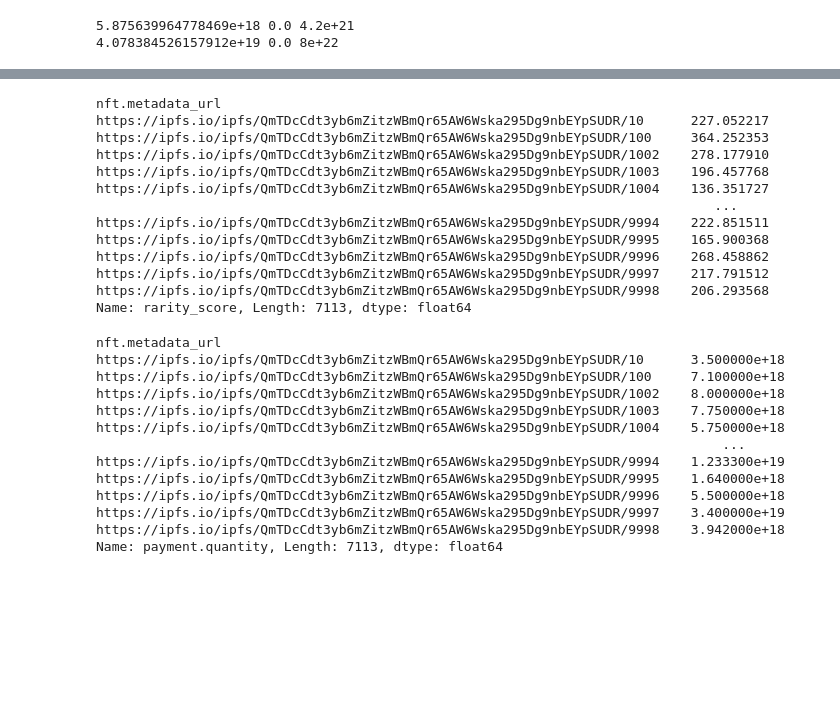
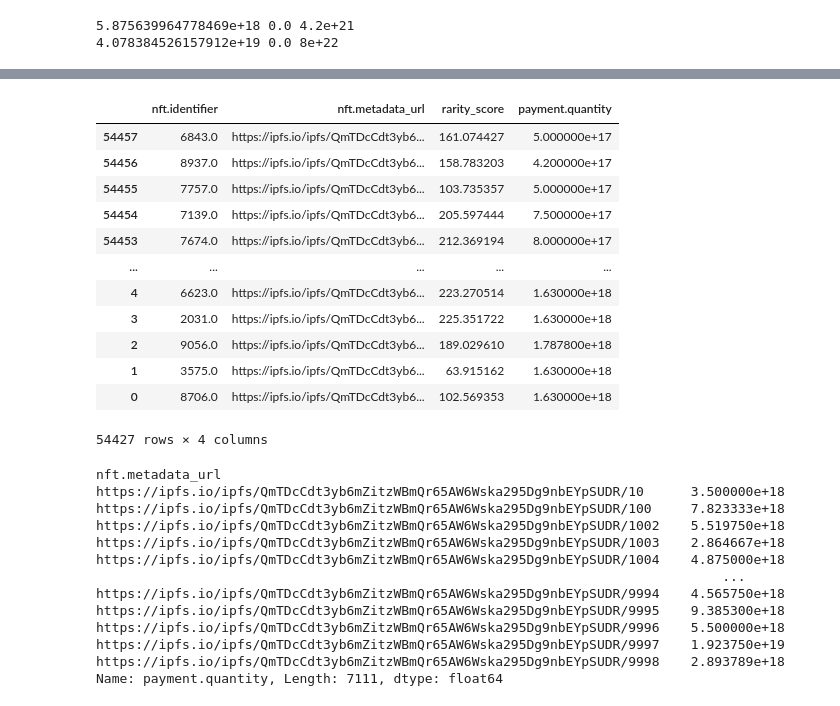
Before and after one commit to janekplowanie/Opensea-Transaction-Retriever, a Jupyter notebook: Statistical_analysis.ipynb, the cells around one changed output, grey strips where cells are left out. Saved outputs shown, nothing was run; the diff lists cells and outputs as text; code cells hidden in the pictures; blank space fills up the shorter version.

```diff
--- a/Statistical_analysis.ipynb
+++ b/Statistical_analysis.ipynb
@@ -46,17 +61,37 @@ print(correlation)
+# %%
+conditions = ~((df_bakc_rev[['nft.identifier', 'nft.metadata_url', 'rarity_score', 'payment.quantity']].isna().any(axis=1)) | (df_bakc_rev[['nft.identifier', 'nft.metadata_url', 'rarity_score', 'payment.quantity']].eq(0.0).any(axis=1)))
+# Filtered DataFrame
+df_filtered = df_bakc_rev[conditions]
+# %%
+df_filtered.loc[:,["nft.identifier", 'nft.metadata_url', "rarity_score", "payment.quantity"]]
+# %% [output]
+|  | nft.identifier | nft.metadata_url | rarity_score | payment.quantity |
+| 54457 | 6843.0 | https://ipfs.io/ipfs/QmTDcCdt3yb6... | 161.074427 | 5.000000e+17 |
+| 54456 | 8937.0 | https://ipfs.io/ipfs/QmTDcCdt3yb6... | 158.783203 | 4.200000e+17 |
+| 54455 | 7757.0 | https://ipfs.io/ipfs/QmTDcCdt3yb6... | 103.735357 | 5.000000e+17 |
+| 54454 | 7139.0 | https://ipfs.io/ipfs/QmTDcCdt3yb6... | 205.597444 | 7.500000e+17 |
+| 54453 | 7674.0 | https://ipfs.io/ipfs/QmTDcCdt3yb6... | 212.369194 | 8.000000e+17 |
+| ... | ... | ... | ... | ... |
+| 4 | 6623.0 | https://ipfs.io/ipfs/QmTDcCdt3yb6... | 223.270514 | 1.630000e+18 |
+| 3 | 2031.0 | https://ipfs.io/ipfs/QmTDcCdt3yb6... | 225.351722 | 1.630000e+18 |
+| 2 | 9056.0 | https://ipfs.io/ipfs/QmTDcCdt3yb6... | 189.029610 | 1.787800e+18 |
+| 1 | 3575.0 | https://ipfs.io/ipfs/QmTDcCdt3yb6... | 63.915162 | 1.630000e+18 |
+| 0 | 8706.0 | https://ipfs.io/ipfs/QmTDcCdt3yb6... | 102.569353 | 1.630000e+18 |
+54427 rows × 4 columns
 # %%
-df_bakc_t.groupby(['nft.metadata_url'])['rarity_score'].mean()
+df_filtered.groupby(['nft.metadata_url'])['payment.quantity'].mean()
 # %% [output]
 nft.metadata_url
-https://ipfs.io/ipfs/QmTDcCdt3yb6mZitzWBmQr65AW6Wska295Dg9nbEYpSUDR/10      227.052217
-https://ipfs.io/ipfs/QmTDcCdt3yb6mZitzWBmQr65AW6Wska295Dg9nbEYpSUDR/100     364.252353
-https://ipfs.io/ipfs/QmTDcCdt3yb6mZitzWBmQr65AW6Wska295Dg9nbEYpSUDR/1002    278.177910
-https://ipfs.io/ipfs/QmTDcCdt3yb6mZitzWBmQr65AW6Wska295Dg9nbEYpSUDR/1003    196.457768
-https://ipfs.io/ipfs/QmTDcCdt3yb6mZitzWBmQr65AW6Wska295Dg9nbEYpSUDR/1004    136.351727
-                                                                               ...
-https://ipfs.io/ipfs/QmTDcCdt3yb6mZitzWBmQr65AW6Wska295Dg9nbEYpSUDR/9994    222.851511
-https://ipfs.io/ipfs/QmTDcCdt3yb6mZitzWBmQr65AW6Wska295Dg9nbEYpSUDR/9995    165.900368
-https://ipfs.io/ipfs/QmTDcCdt3yb6mZitzWBmQr65AW6Wska295Dg9nbEYpSUDR/9996    268.458862
-https://ipfs.io/ipfs/QmTDcCdt3yb6mZitzWBmQr65AW6Wska295Dg9nbEYpSUDR/9997    217.791512
-https://ipfs.io/ipfs/QmTDcCdt3yb6mZitzWBmQr65AW6Wska295Dg9nbEYpSUDR/9998    206.293568
-Name: rarity_score, Length: 7113, dtype: float64
+https://ipfs.io/ipfs/QmTDcCdt3yb6mZitzWBmQr65AW6Wska295Dg9nbEYpSUDR/10      3.500000e+18
+https://ipfs.io/ipfs/QmTDcCdt3yb6mZitzWBmQr65AW6Wska295Dg9nbEYpSUDR/100     7.823333e+18
+https://ipfs.io/ipfs/QmTDcCdt3yb6mZitzWBmQr65AW6Wska295Dg9nbEYpSUDR/1002    5.519750e+18
+https://ipfs.io/ipfs/QmTDcCdt3yb6mZitzWBmQr65AW6Wska295Dg9nbEYpSUDR/1003    2.864667e+18
+https://ipfs.io/ipfs/QmTDcCdt3yb6mZitzWBmQr65AW6Wska295Dg9nbEYpSUDR/1004    4.875000e+18
+                                                                                ...
+https://ipfs.io/ipfs/QmTDcCdt3yb6mZitzWBmQr65AW6Wska295Dg9nbEYpSUDR/9994    4.565750e+18
+https://ipfs.io/ipfs/QmTDcCdt3yb6mZitzWBmQr65AW6Wska295Dg9nbEYpSUDR/9995    9.385300e+18
+https://ipfs.io/ipfs/QmTDcCdt3yb6mZitzWBmQr65AW6Wska295Dg9nbEYpSUDR/9996    5.500000e+18
+https://ipfs.io/ipfs/QmTDcCdt3yb6mZitzWBmQr65AW6Wska295Dg9nbEYpSUDR/9997    1.923750e+19
+https://ipfs.io/ipfs/QmTDcCdt3yb6mZitzWBmQr65AW6Wska295Dg9nbEYpSUDR/9998    2.893789e+18
+Name: payment.quantity, Length: 7111, dtype: float64
 # %%
@@ -71,16 +107,0 @@ returns_df = pd.DataFrame({'nft.metadata_url': returns.index, 'percentage_return
-# %%
-first_prices
-# %% [output]
-nft.metadata_url
-https://ipfs.io/ipfs/QmTDcCdt3yb6mZitzWBmQr65AW6Wska295Dg9nbEYpSUDR/10      3.500000e+18
-https://ipfs.io/ipfs/QmTDcCdt3yb6mZitzWBmQr65AW6Wska295Dg9nbEYpSUDR/100     7.100000e+18
-https://ipfs.io/ipfs/QmTDcCdt3yb6mZitzWBmQr65AW6Wska295Dg9nbEYpSUDR/1002    8.000000e+18
-https://ipfs.io/ipfs/QmTDcCdt3yb6mZitzWBmQr65AW6Wska295Dg9nbEYpSUDR/1003    7.750000e+18
-https://ipfs.io/ipfs/QmTDcCdt3yb6mZitzWBmQr65AW6Wska295Dg9nbEYpSUDR/1004    5.750000e+18
-                                                                                ...
-https://ipfs.io/ipfs/QmTDcCdt3yb6mZitzWBmQr65AW6Wska295Dg9nbEYpSUDR/9994    1.233300e+19
-https://ipfs.io/ipfs/QmTDcCdt3yb6mZitzWBmQr65AW6Wska295Dg9nbEYpSUDR/9995    1.640000e+18
-https://ipfs.io/ipfs/QmTDcCdt3yb6mZitzWBmQr65AW6Wska295Dg9nbEYpSUDR/9996    5.500000e+18
-https://ipfs.io/ipfs/QmTDcCdt3yb6mZitzWBmQr65AW6Wska295Dg9nbEYpSUDR/9997    3.400000e+19
-https://ipfs.io/ipfs/QmTDcCdt3yb6mZitzWBmQr65AW6Wska295Dg9nbEYpSUDR/9998    3.942000e+18
-Name: payment.quantity, Length: 7113, dtype: float64
```
Also changed, not shown: parts of 20 cells of this notebook, 1 other file.
